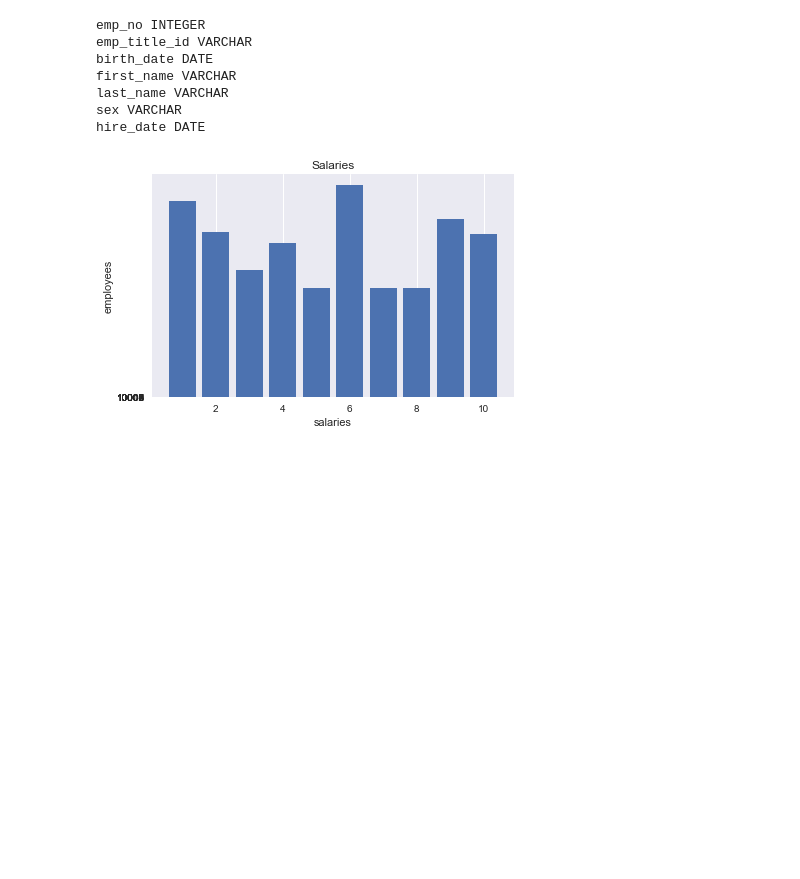
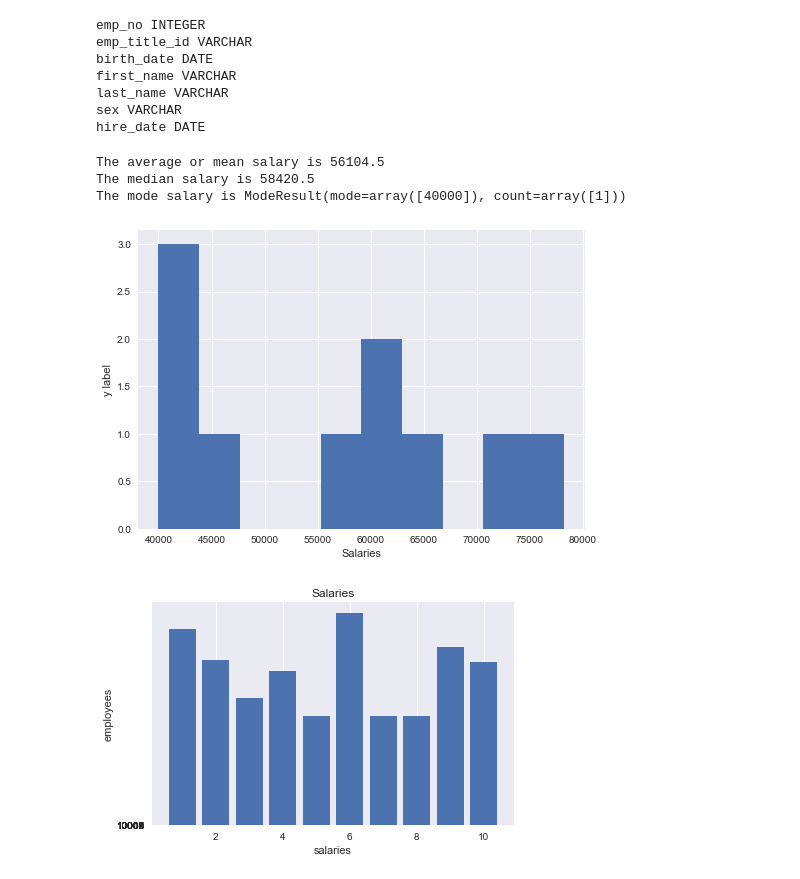
Before and after one commit to sharonpete/sql-challenge, a Jupyter notebook: Bonus.ipynb, the cells around one changed output. Cells and saved outputs as stored; diff of their text form; code cells hidden in the pictures; blank space fills up the shorter version.

Commit message:
Added histogram for salaries.

```diff
--- a/Bonus.ipynb
+++ b/Bonus.ipynb
@@ -58,3 +59,24 @@ sals = [int(result[1]) for result in results[:10]]
+# %%
+# Create a histogram to visualize the most common salary ranges for employees
+mean_numpy = np.mean(sals)
+print(f'The average or mean salary is {mean_numpy}')
+
+median_numpy = np.median(sals)
+print(f'The median salary is {median_numpy}')
+
+mode_scipy = sts.mode(sals)
+print(f'The mode salary is {mode_scipy}')
+# %% [output]
+The average or mean salary is 56104.5
+The median salary is 58420.5
+The mode salary is ModeResult(mode=array([40000]), count=array([1]))
+# %%
+plt.hist(sals)
+plt.xlabel('Salaries')
+plt.ylabel('y label')  # this should be counts, but FIXME
+plt.show()
+# %% [output]
+[figure, added]
 # %%
 fig, ax = plt.subplots()
 ypos = range(1, len(sals)+1)
```
Also changed, not shown: parts of 2 cells of this notebook, 1 other file.
